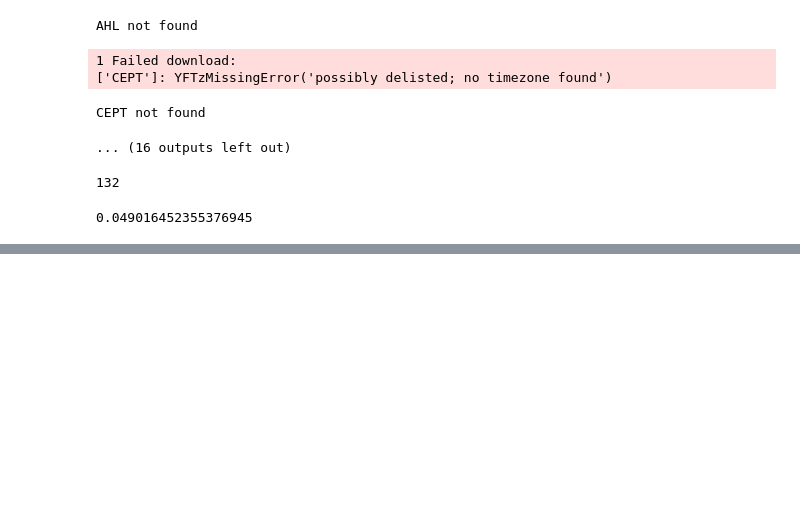
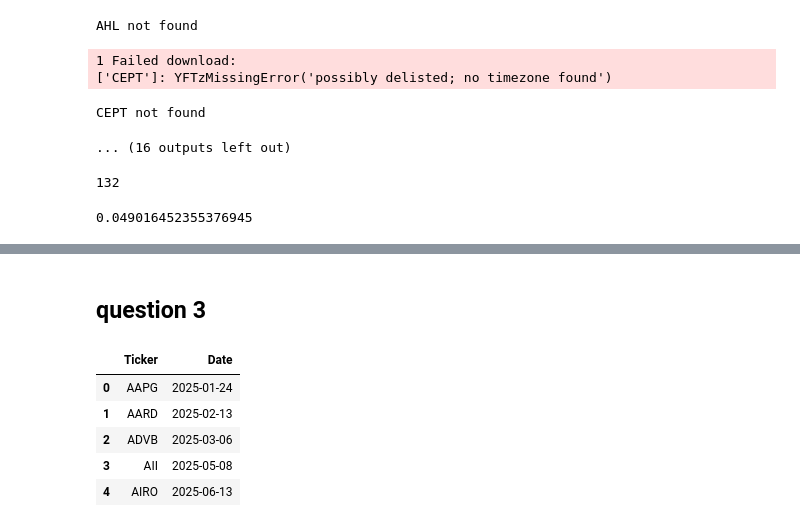
Before and after one commit to coco-siyu/stock-markets-analytics-zoomcamp, a Jupyter notebook: cohorts/2026/homework2.ipynb, the cells around one changed output, grey strips where cells are left out. Saved outputs shown, nothing was run; the diff lists cells and outputs as text; code cells hidden in the pictures; blank space fills up the shorter version.

```diff
--- a/cohorts/2026/homework2.ipynb
+++ b/cohorts/2026/homework2.ipynb
@@ -354,3 +354,37 @@ snapshot.describe()
 | 75% | 2026-09-11 00:00:00 | 17.224999 | 17.224999 | 17.471250 | 16.732501 | 17.397501 | 9.976250e+05 | 0.038821 | 24.096908 | -0.000343 |
 | max | 2026-09-11 00:00:00 | 120.425003 | 120.425003 | 120.500000 | 120.425003 | 120.500000 | 2.168250e+07 | 32.638270 | 627.698106 | inf |
 | std | NaN | 19.135136 | 19.138778 | 19.567789 | 18.872583 | 19.217228 | 3.184362e+06 | 3.049217 | 66.920670 | NaN |
+# %% [markdown]
+<h2> question 3
+# %%
+# Sort the DataFrame by Ticker and Date to ensure proper chronological order for each stock AS .shift() works based on row order
+
+stocks_df = stocks_df.sort_values(
+    ["Ticker", "Date"]
+).copy()
+# %%
+for month in range(1, 13):
+
+    days = month * 21
+
+    stocks_df[f"future_growth_{month}_m"] = (
+        stocks_df.groupby("Ticker")["Close"]
+        .transform(
+            lambda x: x.shift(-days) / x
+        )
+    )
+# %%
+min_dates = (
+    stocks_df
+    .groupby("Ticker", as_index=False)["Date"]
+    .min()
+)
+
+min_dates.head()
+# %% [output]
+|  | Ticker | Date |
+| 0 | AAPG | 2025-01-24 |
+| 1 | AARD | 2025-02-13 |
+| 2 | ADVB | 2025-03-06 |
+| 3 | AII | 2025-05-08 |
+| 4 | AIRO | 2025-06-13 |
```
Also changed, not shown: parts of 18 cells of this notebook, 2 other files.
